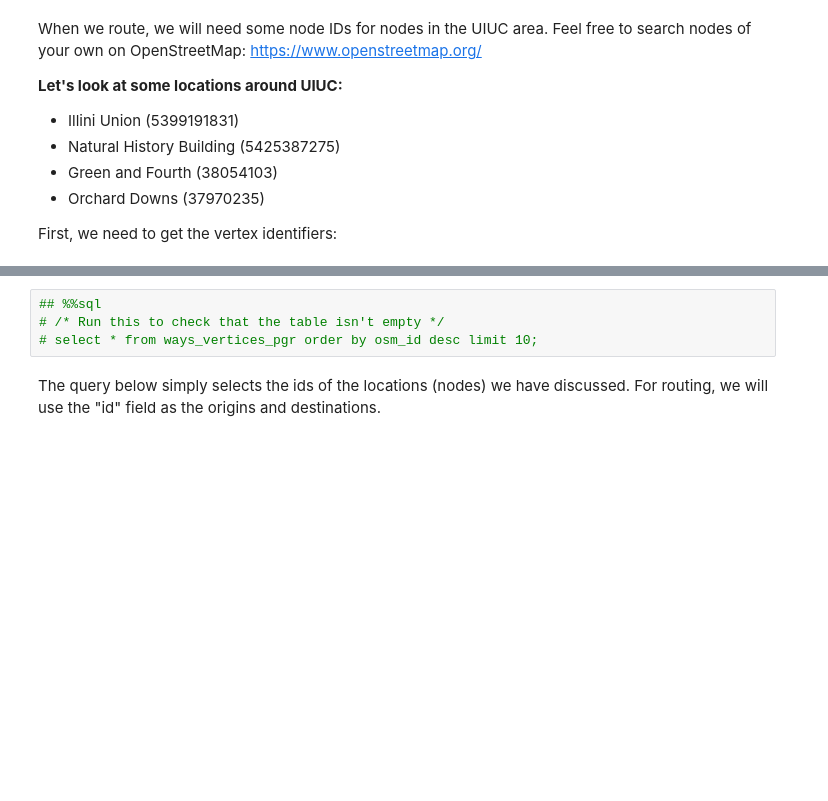
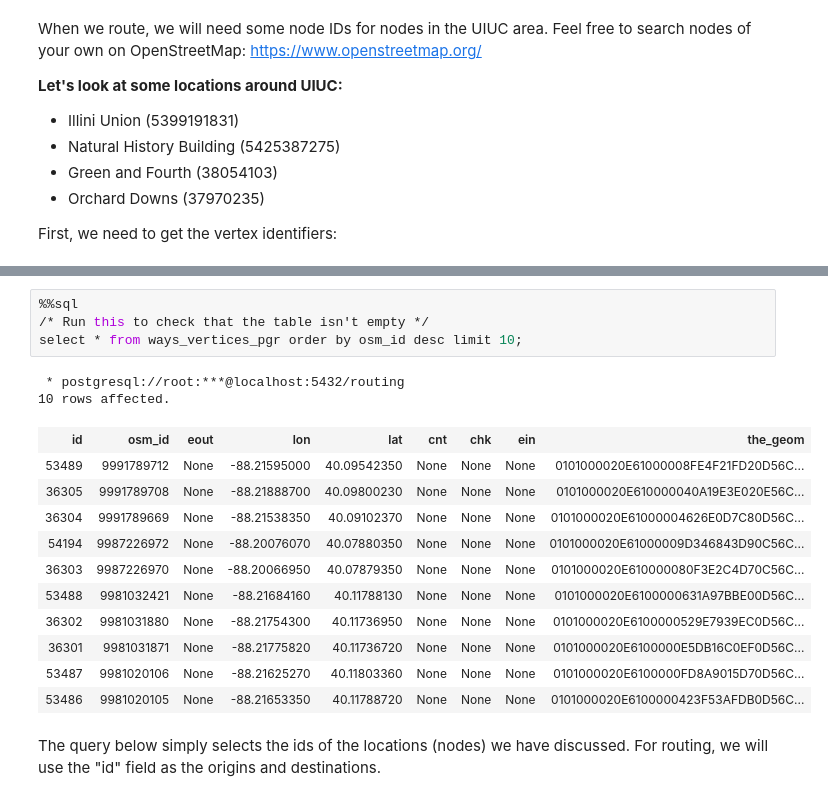
Before and after one commit to alexandermichels/pgroutingUIUC, a Jupyter notebook: notebooks/01_Simple_Routing_and_Viz.ipynb, the cells around one changed output, grey strips where cells are left out. Cells and saved outputs as stored; diff of their text form; blank space fills up the shorter version.

```diff
--- a/notebooks/01_Simple_Routing_and_Viz.ipynb
+++ b/notebooks/01_Simple_Routing_and_Viz.ipynb
@@ -60,7 +76,21 @@ First, we need to get the vertex identifiers:
 # %%
-## %%sql
-# /* Run this to check that the table isn't empty */
-# select * from ways_vertices_pgr order by osm_id desc limit 10;
+%%sql
+/* Run this to check that the table isn't empty */
+select * from ways_vertices_pgr order by osm_id desc limit 10;
+# %% [output]
+ * postgresql://root:***@localhost:5432/routing
+10 rows affected.
+| id | osm_id | eout | lon | lat | cnt | chk | ein | the_geom |
+| 53489 | 9991789712 | None | -88.21595000 | 40.09542350 | None | None | None | 0101000020E61000008FE4F21FD20D56C... |
+| 36305 | 9991789708 | None | -88.21888700 | 40.09800230 | None | None | None | 0101000020E610000040A19E3E020E56C... |
+| 36304 | 9991789669 | None | -88.21538350 | 40.09102370 | None | None | None | 0101000020E61000004626E0D7C80D56C... |
+| 54194 | 9987226972 | None | -88.20076070 | 40.07880350 | None | None | None | 0101000020E61000009D346843D90C56C... |
+| 36303 | 9987226970 | None | -88.20066950 | 40.07879350 | None | None | None | 0101000020E610000080F3E2C4D70C56C... |
+| 53488 | 9981032421 | None | -88.21684160 | 40.11788130 | None | None | None | 0101000020E6100000631A97BBE00D56C... |
+| 36302 | 9981031880 | None | -88.21754300 | 40.11736950 | None | None | None | 0101000020E6100000529E7939EC0D56C... |
+| 36301 | 9981031871 | None | -88.21775820 | 40.11736720 | None | None | None | 0101000020E6100000E5DB16C0EF0D56C... |
+| 53487 | 9981020106 | None | -88.21625270 | 40.11803360 | None | None | None | 0101000020E6100000FD8A9015D70D56C... |
+| 53486 | 9981020105 | None | -88.21653350 | 40.11788720 | None | None | None | 0101000020E6100000423F53AFDB0D56C... |
 # %% [markdown]
 The query below simply selects the ids of the locations (nodes) we have discussed. For routing, we will use the "id" field as the origins and destinations.
 # %%
```
Also changed, not shown: parts of 9 cells of this notebook, 1 other file.
